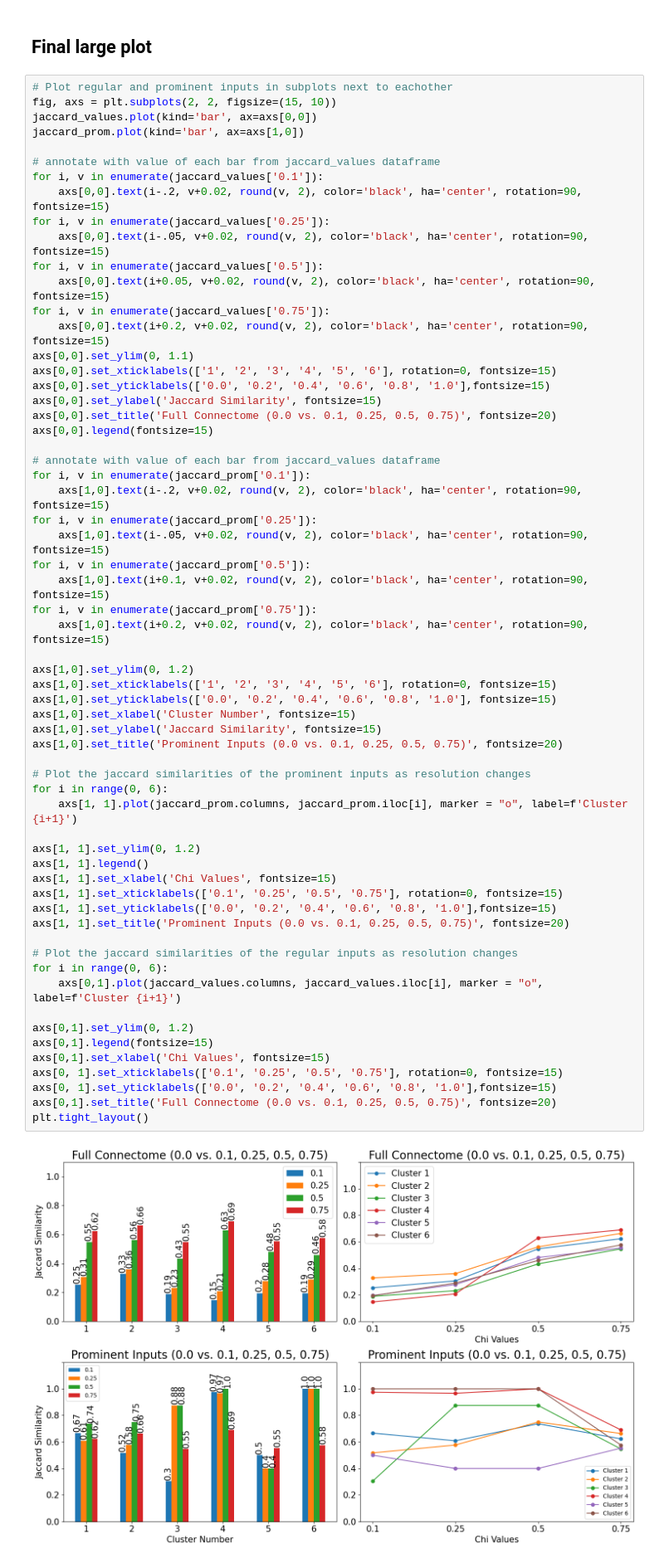
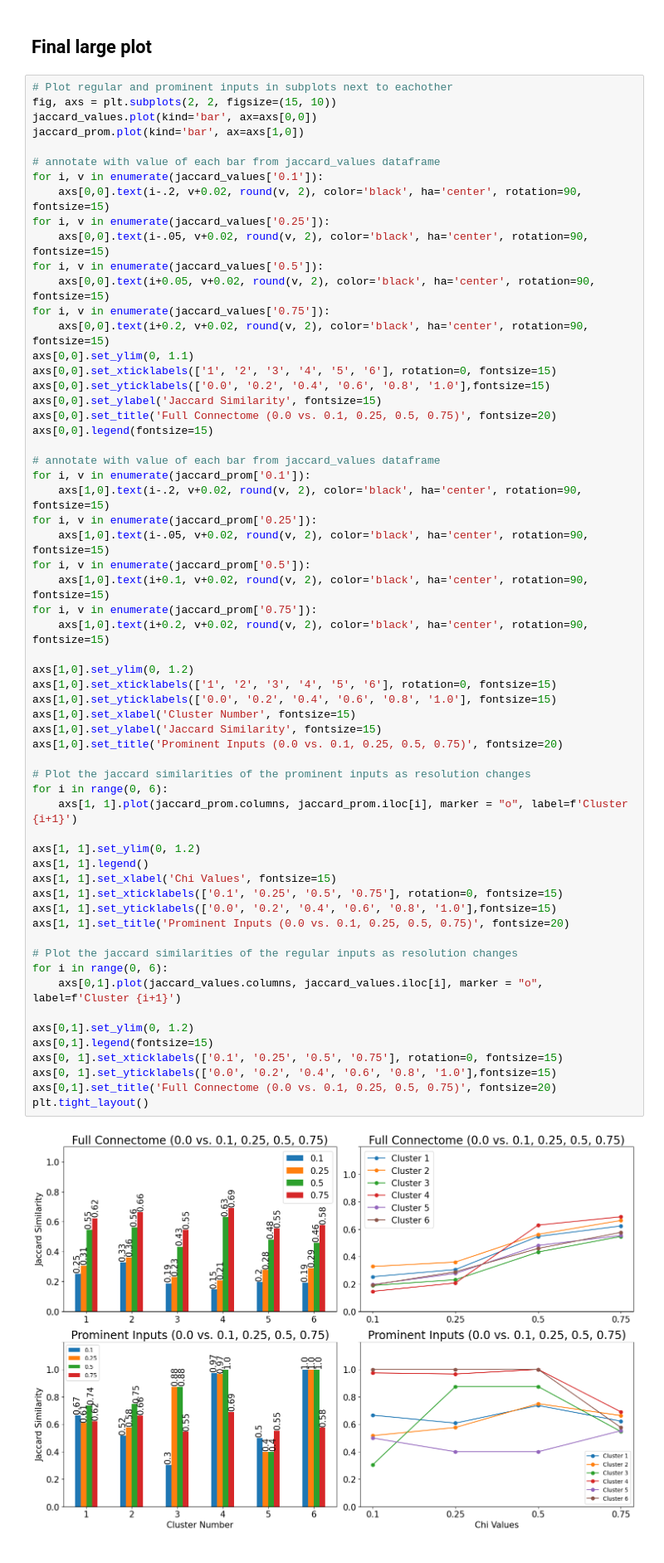
Before and after one commit to RhessaWL/flybrain-clustering, a Jupyter notebook: jaccardsim_analysis.ipynb, the cells around one changed output. Shown at 83% size. Drawn from its saved outputs; the diff is of its cells as text.

```diff
--- a/jaccardsim_analysis.ipynb
+++ b/jaccardsim_analysis.ipynb
@@ -367,32 +367,31 @@ for i, v in enumerate(jaccard_prom['0.75']):
 
 axs[1,0].set_ylim(0, 1.2)
 axs[1,0].set_xticklabels(['1', '2', '3', '4', '5', '6'], rotation=0, fontsize=15)
 axs[1,0].set_yticklabels(['0.0', '0.2', '0.4', '0.6', '0.8', '1.0'], fontsize=15)
 axs[1,0].set_xlabel('Cluster Number', fontsize=15)
 axs[1,0].set_ylabel('Jaccard Similarity', fontsize=15)
 axs[1,0].set_title('Prominent Inputs (0.0 vs. 0.1, 0.25, 0.5, 0.75)', fontsize=20)
 
 # Plot the jaccard similarities of the prominent inputs as resolution changes
 for i in range(0, 6):
     axs[1, 1].plot(jaccard_prom.columns, jaccard_prom.iloc[i], marker = "o", label=f'Cluster {i+1}')
 
 axs[1, 1].set_ylim(0, 1.2)
 axs[1, 1].legend()
 axs[1, 1].set_xlabel('Chi Values', fontsize=15)
 axs[1, 1].set_xticklabels(['0.1', '0.25', '0.5', '0.75'], rotation=0, fontsize=15)
 axs[1, 1].set_yticklabels(['0.0', '0.2', '0.4', '0.6', '0.8', '1.0'],fontsize=15)
 axs[1, 1].set_title('Prominent Inputs (0.0 vs. 0.1, 0.25, 0.5, 0.75)', fontsize=20)
 
 # Plot the jaccard similarities of the regular inputs as resolution changes
 for i in range(0, 6):
     axs[0,1].plot(jaccard_values.columns, jaccard_values.iloc[i], marker = "o", label=f'Cluster {i+1}')
 
 axs[0,1].set_ylim(0, 1.2)
 axs[0,1].legend(fontsize=15)
-axs[0,1].set_xlabel('Chi Values', fontsize=15)
 axs[0, 1].set_xticklabels(['0.1', '0.25', '0.5', '0.75'], rotation=0, fontsize=15)
 axs[0, 1].set_yticklabels(['0.0', '0.2', '0.4', '0.6', '0.8', '1.0'],fontsize=15)
 axs[0,1].set_title('Full Connectome (0.0 vs. 0.1, 0.25, 0.5, 0.75)', fontsize=20)
 plt.tight_layout()
 # %% [output]
-[figure, old version]
+[figure, new version]
```
Also changed, not shown: parts of 1 cell of this notebook, 7 other files.
